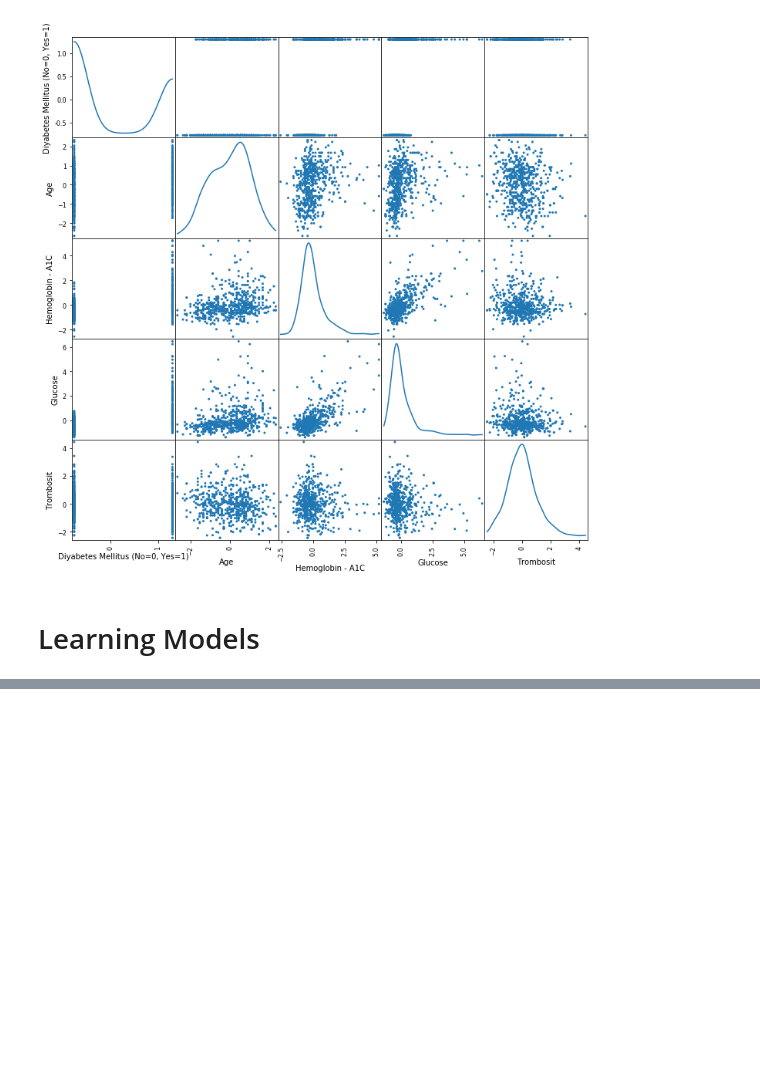
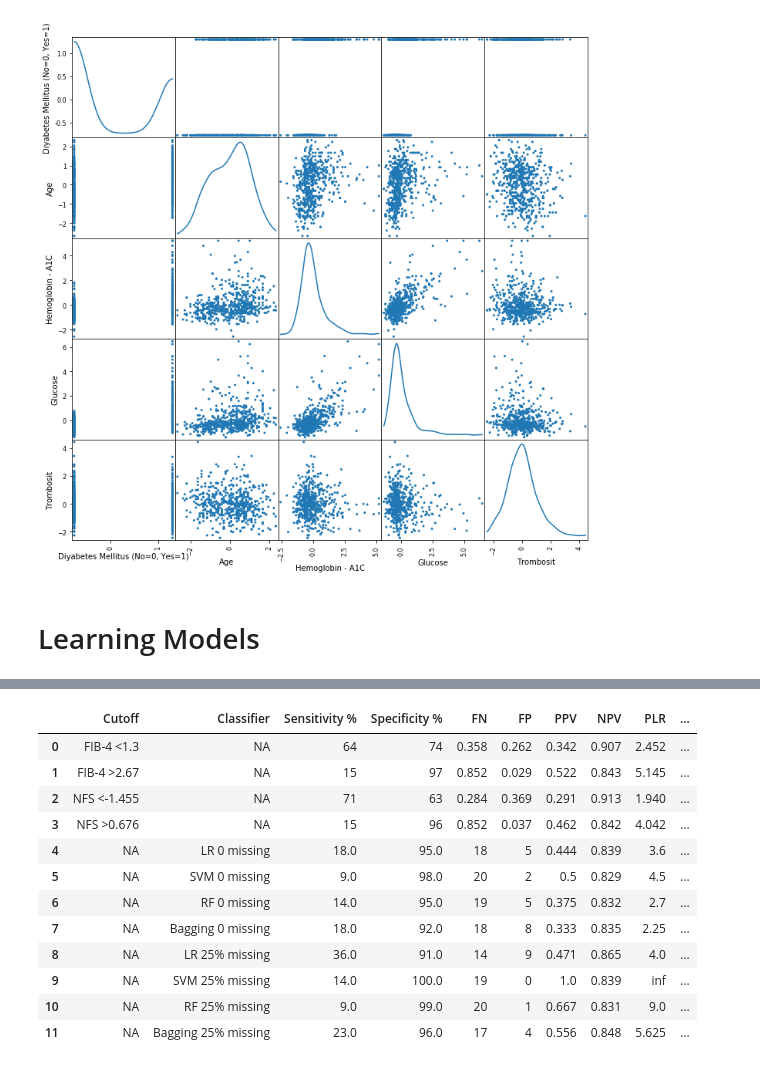
Before and after one commit to ali0jn/Nonalcoholic-Fatty-Liver-Disease, a Jupyter notebook: NAFLD.ipynb, the cells around one changed output, grey strips where cells are left out. Saved outputs shown, nothing was run; the diff lists cells and outputs as text; code cells hidden in the pictures; blank space fills up the shorter version.

```diff
--- a/NAFLD.ipynb
+++ b/NAFLD.ipynb
@@ -212,7 +212,7 @@ def plot_confusion_matrix(clf, X_train, y_train, X_test, y_test, title):
     plt.title(title)
     plt.show()
 # %%
-def get_metrics(clf, X_train, y_train, X_test, y_test):
+def get_metrics(clf, X_train, y_train, X_test, y_test, label):
     clf.fit(X_train, y_train)
     y_prob = clf.predict_proba(X_test)
     y_pred = clf.predict(X_test)
@@ -224,7 +224,7 @@ def get_metrics(clf, X_train, y_train, X_test, y_test):
     npv = round(tn / (tn + fn), 3)
     plr = round(sensitivity / (1 - specificity), 3)
     nlr = round((1 - sensitivity) / specificity, 3)
-    return round(sensitivity * 100, 0), round(specificity * 100, 0), fn, fp, ppv, npv, plr, nlr, round(auc_score, 3)
+    return ['NA', label, round(sensitivity * 100, 0), round(specificity * 100, 0), fn, fp, ppv, npv, plr, nlr, round(auc_score, 3)]
 # %%
 def get_roc_auc_score(clf, X_train, y_train, X_test, y_test, label):
     clf.fit(X_train, y_train)
@@ -336,0 +290,35 @@ plot_roc_curve(X_train, y_train, X_test, y_test, 'ROC Curve - Advanced Fibrosis
+# %%
+log_reg_metrics_0 = get_metrics(LogisticRegression(), X_train_0, y_train_0, X_test_0, y_test_0, 'LR 0 missing')
+svm_metrics_0 = get_metrics(SVC(probability=True), X_train_0, y_train_0, X_test_0, y_test_0, 'SVM 0 missing')
+rf_metrics_0 = get_metrics(RandomForestClassifier(), X_train_0, y_train_0, X_test_0, y_test_0, 'RF 0 missing')
+bagging_metrics_0 = get_metrics(BaggingClassifier(), X_train_0, y_train_0, X_test_0, y_test_0, 'Bagging 0 missing')
+log_reg_metrics_1 = get_metrics(LogisticRegression(), X_train_1, y_train_1, X_test_1, y_test_1, 'LR 25% missing')
+svm_metrics_1 = get_metrics(SVC(probability=True), X_train_1, y_train_1, X_test_1, y_test_1, 'SVM 25% missing')
+rf_metrics_1 = get_metrics(RandomForestClassifier(), X_train_1, y_train_1, X_test_1, y_test_1, 'RF 25% missing')
+bagging_metrics_1 = get_metrics(BaggingClassifier(), X_train_1, y_train_1, X_test_1, y_test_1, 'Bagging 25% missing')
+# %%
+methods_metrics = np.array([['FIB-4 <1.3', 'NA', '64', '74', '0.358', '0.262', '0.342', '0.907', '2.452', '0.485', '0.731'],
+                         ['FIB-4 >2.67', 'NA', '15', '97', '0.852', '0.029', '0.522', '0.843', '5.145', '0.877', '0.731'],
+                         ['NFS <-1.455', 'NA', '71', '63', '0.284', '0.369', '0.291', '0.913', '1.940', '0.450', '0.715'],
+                         ['NFS >0.676', 'NA', '15', '96', '0.852', '0.037', '0.462', '0.842', '4.042', '0.884', '0.715'],
+                         log_reg_metrics_0, svm_metrics_0, rf_metrics_0, bagging_metrics_0,
+                         log_reg_metrics_1, svm_metrics_1, rf_metrics_1, bagging_metrics_1])
+
+table_df = pd.DataFrame(methods_metrics, columns=['Cutoff', 'Classifier', 'Sensitivity %', 'Specificity %', 'FN',
+                                                  'FP', 'PPV', 'NPV', 'PLR', 'NLR', 'AUC'])
+# print(table_df.to_string(justify='center', index=False, col_space=7))
+table_df
+# %% [output]
+|  | Cutoff | Classifier | Sensitivity % | Specificity % | FN | FP | PPV | NPV | PLR | ... |
+| 0 | FIB-4 <1.3 | NA | 64 | 74 | 0.358 | 0.262 | 0.342 | 0.907 | 2.452 | ... |
+| 1 | FIB-4 >2.67 | NA | 15 | 97 | 0.852 | 0.029 | 0.522 | 0.843 | 5.145 | ... |
+| 2 | NFS <-1.455 | NA | 71 | 63 | 0.284 | 0.369 | 0.291 | 0.913 | 1.940 | ... |
+| 3 | NFS >0.676 | NA | 15 | 96 | 0.852 | 0.037 | 0.462 | 0.842 | 4.042 | ... |
+| 4 | NA | LR 0 missing | 18.0 | 95.0 | 18 | 5 | 0.444 | 0.839 | 3.6 | ... |
+| 5 | NA | SVM 0 missing | 9.0 | 98.0 | 20 | 2 | 0.5 | 0.829 | 4.5 | ... |
+| 6 | NA | RF 0 missing | 14.0 | 95.0 | 19 | 5 | 0.375 | 0.832 | 2.7 | ... |
+| 7 | NA | Bagging 0 missing | 18.0 | 92.0 | 18 | 8 | 0.333 | 0.835 | 2.25 | ... |
+| 8 | NA | LR 25% missing | 36.0 | 91.0 | 14 | 9 | 0.471 | 0.865 | 4.0 | ... |
+| 9 | NA | SVM 25% missing | 14.0 | 100.0 | 19 | 0 | 1.0 | 0.839 | inf | ... |
+| 10 | NA | RF 25% missing | 9.0 | 99.0 | 20 | 1 | 0.667 | 0.831 | 9.0 | ... |
+| 11 | NA | Bagging 25% missing | 23.0 | 96.0 | 17 | 4 | 0.556 | 0.848 | 5.625 | ... |
```
Also changed, not shown: parts of 30 cells of this notebook.
